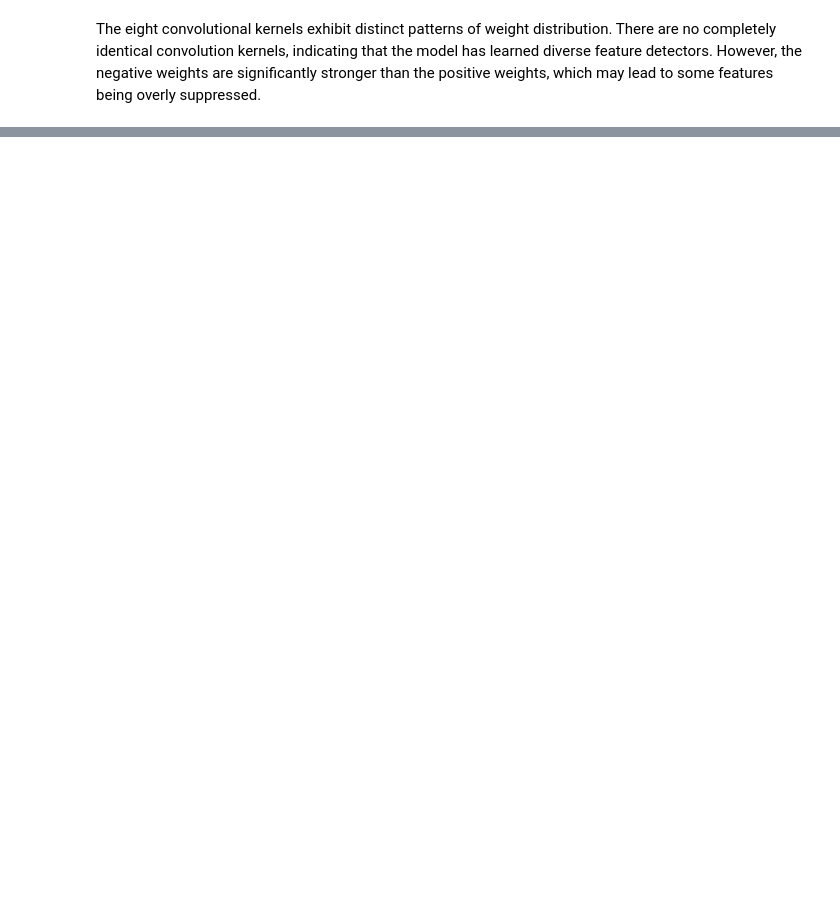
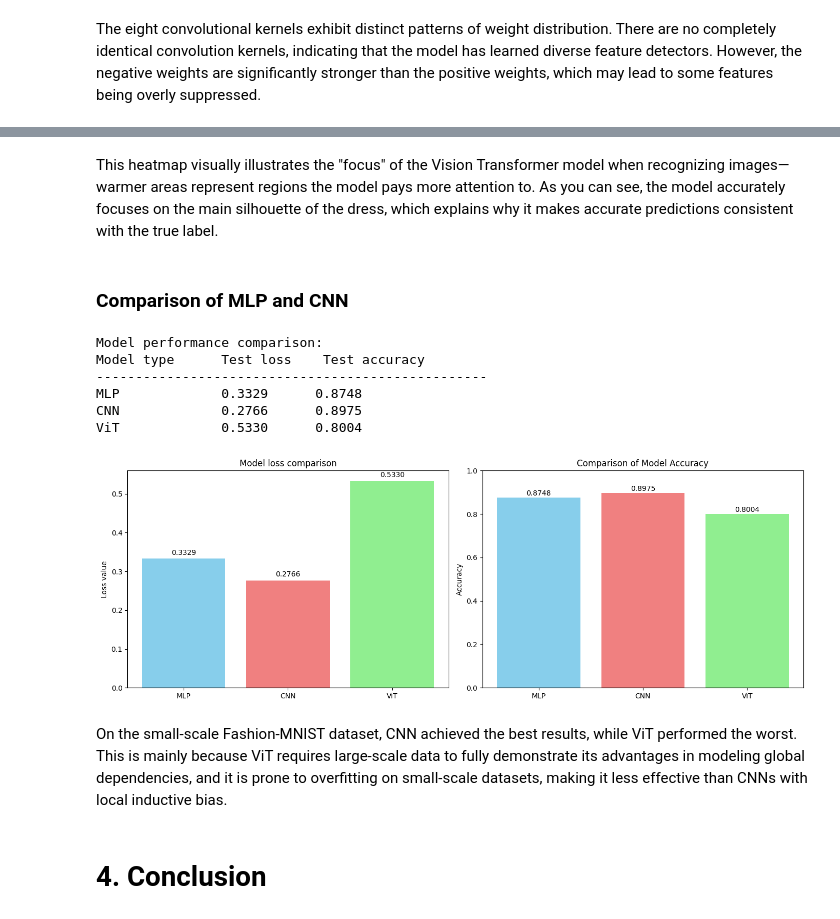
Before and after one commit to Iris-Jiaa/DSML2-ChangyuJia, a Jupyter notebook: notebook/dsml-artificialNeuralNetworks.ipynb, the cells around one changed output, grey strips where cells are left out. Drawn from its saved outputs; the diff is of its cells as text; code cells hidden in the pictures; blank space fills up the shorter version.

```diff
--- a/notebook/dsml-artificialNeuralNetworks.ipynb
+++ b/notebook/dsml-artificialNeuralNetworks.ipynb
@@ -505,0 +732,60 @@ The eight convolutional kernels exhibit distinct patterns of weight distribution
+# %% [markdown]
+This heatmap visually illustrates the "focus" of the Vision Transformer model when recognizing images—warmer areas represent regions the model pays more attention to. As you can see, the model accurately focuses on the main silhouette of the dress, which explains why it makes accurate predictions consistent with the true label.
+# %% [markdown]
+### Comparison of MLP and CNN
+# %%
+# Model Comparison Analysis
+# Compare the performance of the three models
+if X_test is not None:
+    # Evaluation of Multi-Layer Perceptron (MLP)
+    mlp_loss, mlp_acc = model.evaluate(X_test_normalized, y_test, verbose=0)
+
+    # Evaluation of Convolutional Neural Network (CNN)
+    cnn_loss, cnn_acc = cnn_model.evaluate(X_test_cnn, y_test, verbose=0)
+
+    # Evaluation of Vision Transformer (ViT)
+    vit_loss, vit_acc = vit_model.evaluate(X_test_cnn, y_test, verbose=0)
+
+    print("\nModel performance comparison:")
+    print(f"{'Model type':<15} {'Test loss':<12} {'Test accuracy':<12}")
+    print("-" * 50)
+    print(f"{'MLP':<15} {mlp_loss:.4f}      {mlp_acc:.4f}")
+    print(f"{'CNN':<15} {cnn_loss:.4f}      {cnn_acc:.4f}")
+    print(f"{'ViT':<15} {vit_loss:.4f}      {vit_acc:.4f}")
+
+    # Draw a comparative bar chart
+    fig, axes = plt.subplots(1, 2, figsize=(14, 5))
+
+    # Loss Comparison
+    models = ['MLP', 'CNN', 'ViT']
+    losses = [mlp_loss, cnn_loss, vit_loss]
+    colors = ['skyblue', 'lightcoral', 'lightgreen']
+    axes[0].bar(models, losses, color=colors)
+    axes[0].set_title('Model loss comparison')
+    axes[0].set_ylabel('Loss value')
+    for i, v in enumerate(losses):
+        axes[0].text(i, v + 0.01, f'{v:.4f}', ha='center')
+
+    # Accuracy Comparison
+    accuracies = [mlp_acc, cnn_acc, vit_acc]
+    axes[1].bar(models, accuracies, color=colors)
+    axes[1].set_title('Comparison of Model Accuracy')
+    axes[1].set_ylabel('Accuracy')
+    axes[1].set_ylim([0, 1])
+    for i, v in enumerate(accuracies):
+        axes[1].text(i, v + 0.01, f'{v:.4f}', ha='center')
+
+    plt.tight_layout()
+    plt.show()
+# %% [output]
+Model performance comparison:
+Model type      Test loss    Test accuracy
+--------------------------------------------------
+MLP             0.3329      0.8748
+CNN             0.2766      0.8975
+ViT             0.5330      0.8004
+[figure, added]
+# %% [markdown]
+On the small-scale Fashion-MNIST dataset, CNN achieved the best results, while ViT performed the worst. This is mainly because ViT requires large-scale data to fully demonstrate its advantages in modeling global dependencies, and it is prone to overfitting on small-scale datasets, making it less effective than CNNs with local inductive bias.
+# %% [markdown]
+# 4. Conclusion
```
Also changed, not shown: parts of 28 cells of this notebook, 2 other files.
